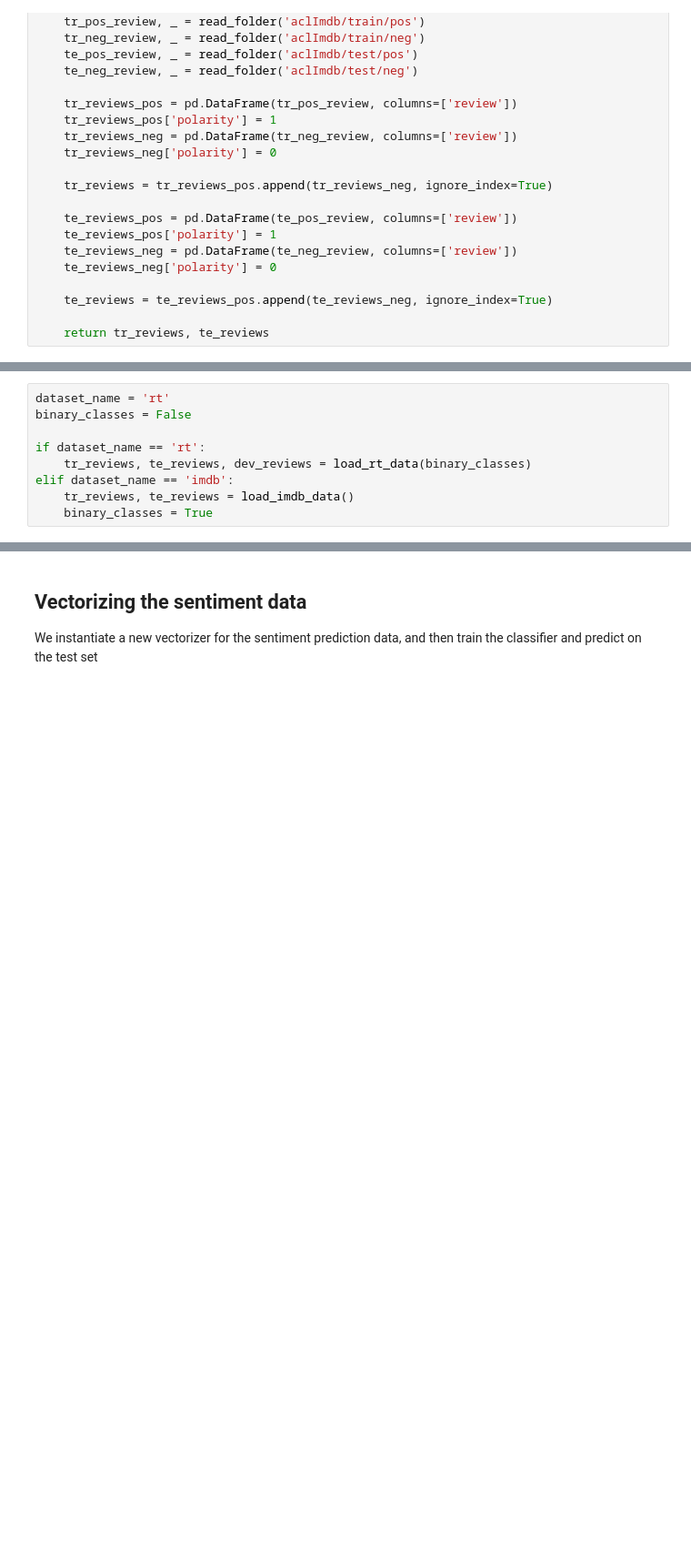
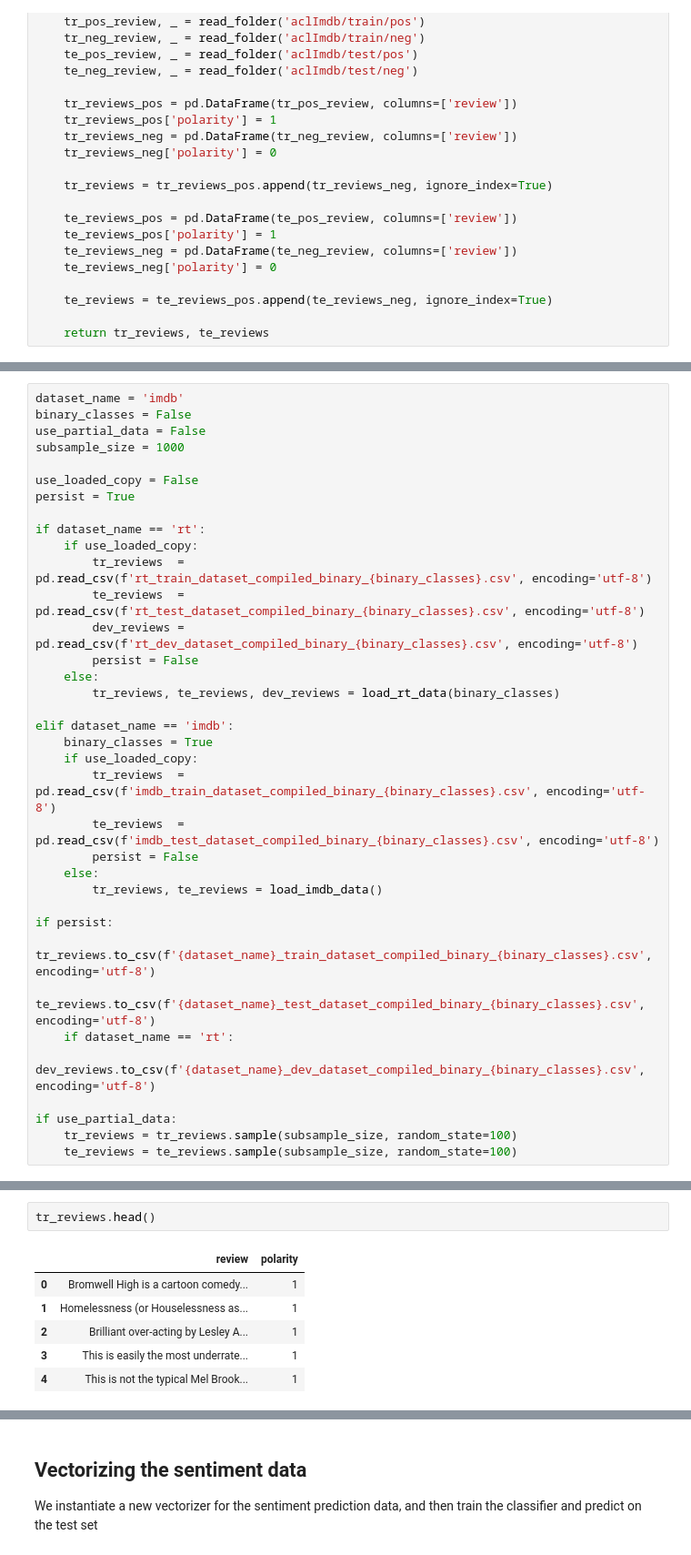
Before and after one commit to joel-n/sentiment-analysis, a Jupyter notebook: subjectivity_classification.ipynb, the cells around one changed output, grey strips where cells are left out. Shown: that part at 91% size. Cells and saved outputs as stored; diff of their text form; blank space fills up the shorter version.

```diff
--- a/subjectivity_classification.ipynb
+++ b/subjectivity_classification.ipynb
@@ -375,12 +402,39 @@ def load_rt_data(binary_classes=False):
 # %%
-dataset_name = 'rt'
+dataset_name = 'imdb'
 binary_classes = False
+use_partial_data = False
+subsample_size = 1000
+
+use_loaded_copy = False
+persist = True
 
 if dataset_name == 'rt':
-    tr_reviews, te_reviews, dev_reviews = load_rt_data(binary_classes)
+    if use_loaded_copy:
+        tr_reviews  = pd.read_csv(f'rt_train_dataset_compiled_binary_{binary_classes}.csv', encoding='utf-8')
+        te_reviews  = pd.read_csv(f'rt_test_dataset_compiled_binary_{binary_classes}.csv', encoding='utf-8')
+        dev_reviews = pd.read_csv(f'rt_dev_dataset_compiled_binary_{binary_classes}.csv', encoding='utf-8')
+        persist = False
+    else:
+        tr_reviews, te_reviews, dev_reviews = load_rt_data(binary_classes)
+
 elif dataset_name == 'imdb':
-    tr_reviews, te_reviews = load_imdb_data()
     binary_classes = True
+    if use_loaded_copy:
+        tr_reviews  = pd.read_csv(f'imdb_train_dataset_compiled_binary_{binary_classes}.csv', encoding='utf-8')
+        te_reviews  = pd.read_csv(f'imdb_test_dataset_compiled_binary_{binary_classes}.csv', encoding='utf-8')
+        persist = False
+    else:
+        tr_reviews, te_reviews = load_imdb_data()
+
+if persist:
+    tr_reviews.to_csv(f'{dataset_name}_train_dataset_compiled_binary_{binary_classes}.csv', encoding='utf-8')
+    te_reviews.to_csv(f'{dataset_name}_test_dataset_compiled_binary_{binary_classes}.csv', encoding='utf-8')
+    if dataset_name == 'rt':
+        dev_reviews.to_csv(f'{dataset_name}_dev_dataset_compiled_binary_{binary_classes}.csv', encoding='utf-8')
+
+if use_partial_data:
+    tr_reviews = tr_reviews.sample(subsample_size, random_state=100)
+    te_reviews = te_reviews.sample(subsample_size, random_state=100)
 # %%
 tr_reviews.polarity.value_counts()
 # %% [output]
@@ -392,4 +443,13 @@ tr_reviews.polarity.value_counts()
 Name: polarity, dtype: int64
+# %%
+tr_reviews.head()
+# %% [output]
+|  | review | polarity |
+| 0 | Bromwell High is a cartoon comedy... | 1 |
+| 1 | Homelessness (or Houselessness as... | 1 |
+| 2 | Brilliant over-acting by Lesley A... | 1 |
+| 3 | This is easily the most underrate... | 1 |
+| 4 | This is not the typical Mel Brook... | 1 |
 # %% [markdown]
 ## Filter out objective sentences
 
```
Also changed, not shown: parts of 53 cells of this notebook.
